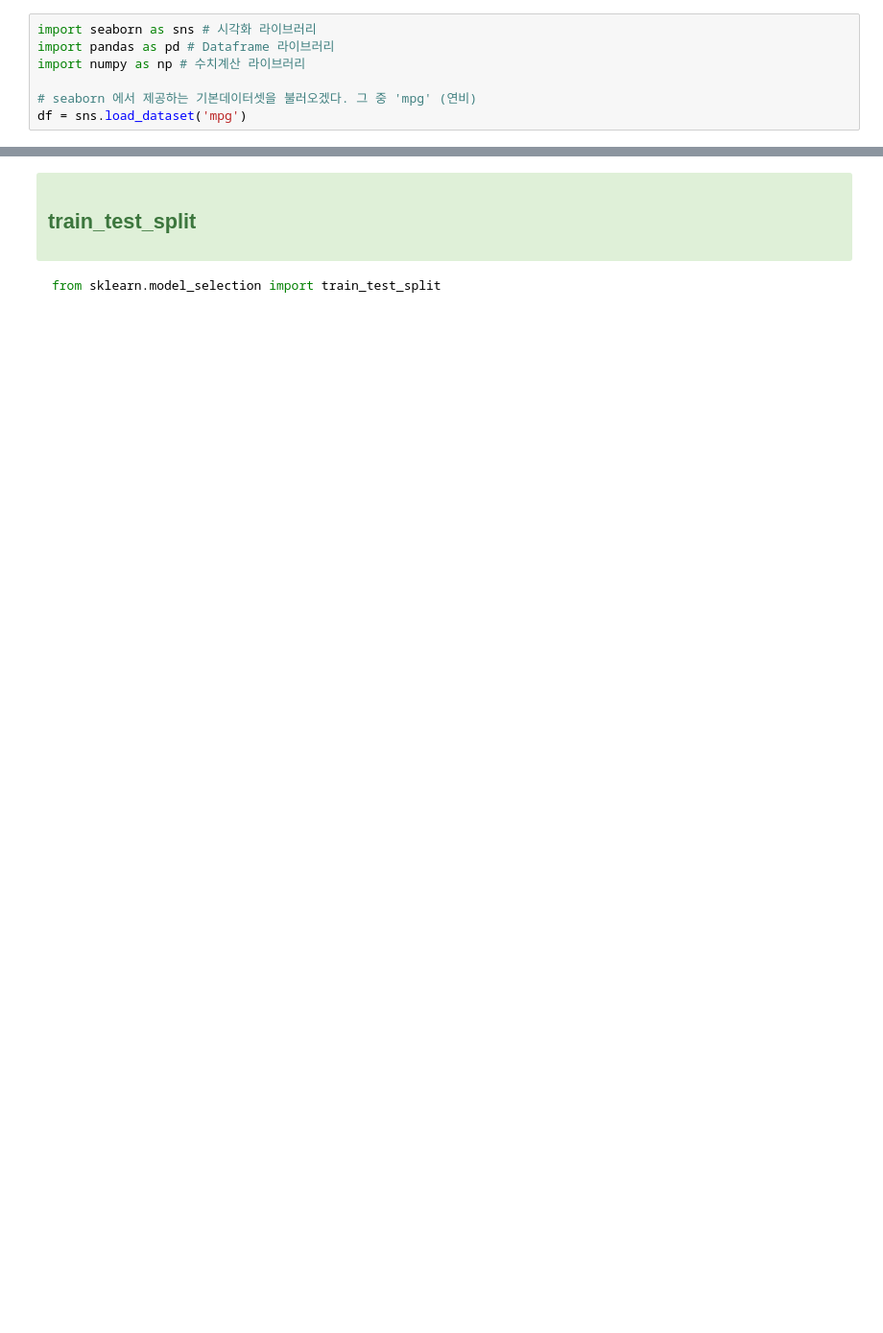
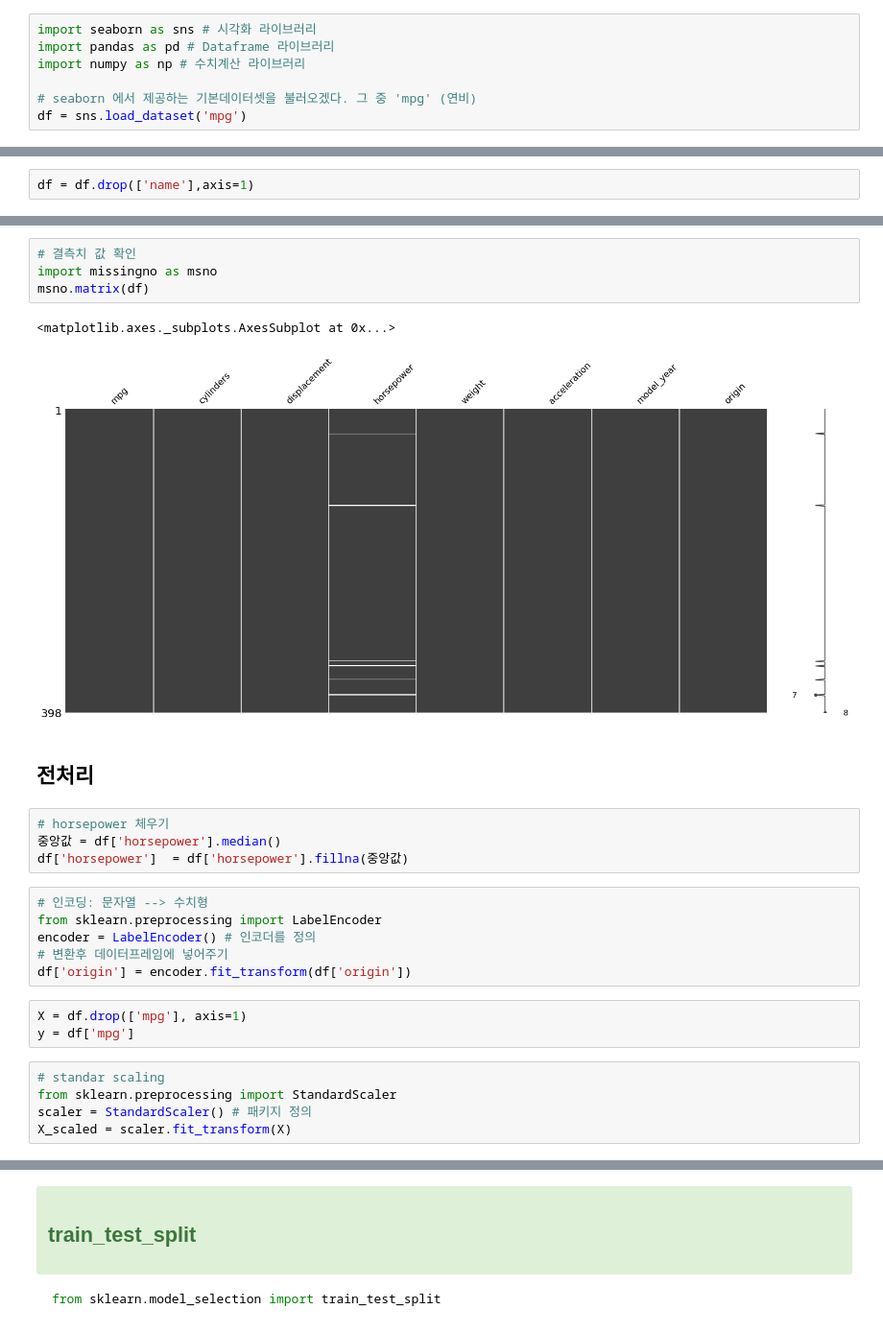
Before and after one commit to hoesungryu/blockchain-devML-course, a Jupyter notebook: code/Day04/Day04_06_excercise_mpg.ipynb, the cells around one changed output, grey strips where cells are left out. Shown at 96% size. Drawn from its saved outputs; the diff is of its cells as text; blank space fills up the shorter version.

```diff
--- a/code/Day04/Day04_06_excercise_mpg.ipynb
+++ b/code/Day04/Day04_06_excercise_mpg.ipynb
@@ -69,0 +10,2 @@ array(['usa', 'japan', 'europe'], dtype=object)
+# %%
+df = df.drop(['name'],axis=1)
@@ -69,0 +21,27 @@ array(['usa', 'japan', 'europe'], dtype=object)
+# %%
+# 결측치 값 확인
+import missingno as msno
+msno.matrix(df)
+# %% [output]
+<matplotlib.axes._subplots.AxesSubplot at 0x...>
+[figure, added]
+# %% [markdown]
+## 전처리
+# %%
+# horsepower 체우기
+중앙값 = df['horsepower'].median()
+df['horsepower']  = df['horsepower'].fillna(중앙값)
+# %%
+# 인코딩: 문자열 --> 수치형
+from sklearn.preprocessing import LabelEncoder
+encoder = LabelEncoder() # 인코더를 정의
+# 변환후 데이터프레임에 넣어주기
+df['origin'] = encoder.fit_transform(df['origin'])
+# %%
+X = df.drop(['mpg'], axis=1)
+y = df['mpg']
+# %%
+# standar scaling
+from sklearn.preprocessing import StandardScaler
+scaler = StandardScaler() # 패키지 정의
+X_scaled = scaler.fit_transform(X)
```
Also changed, not shown: parts of 16 cells of this notebook, 18 other files.
